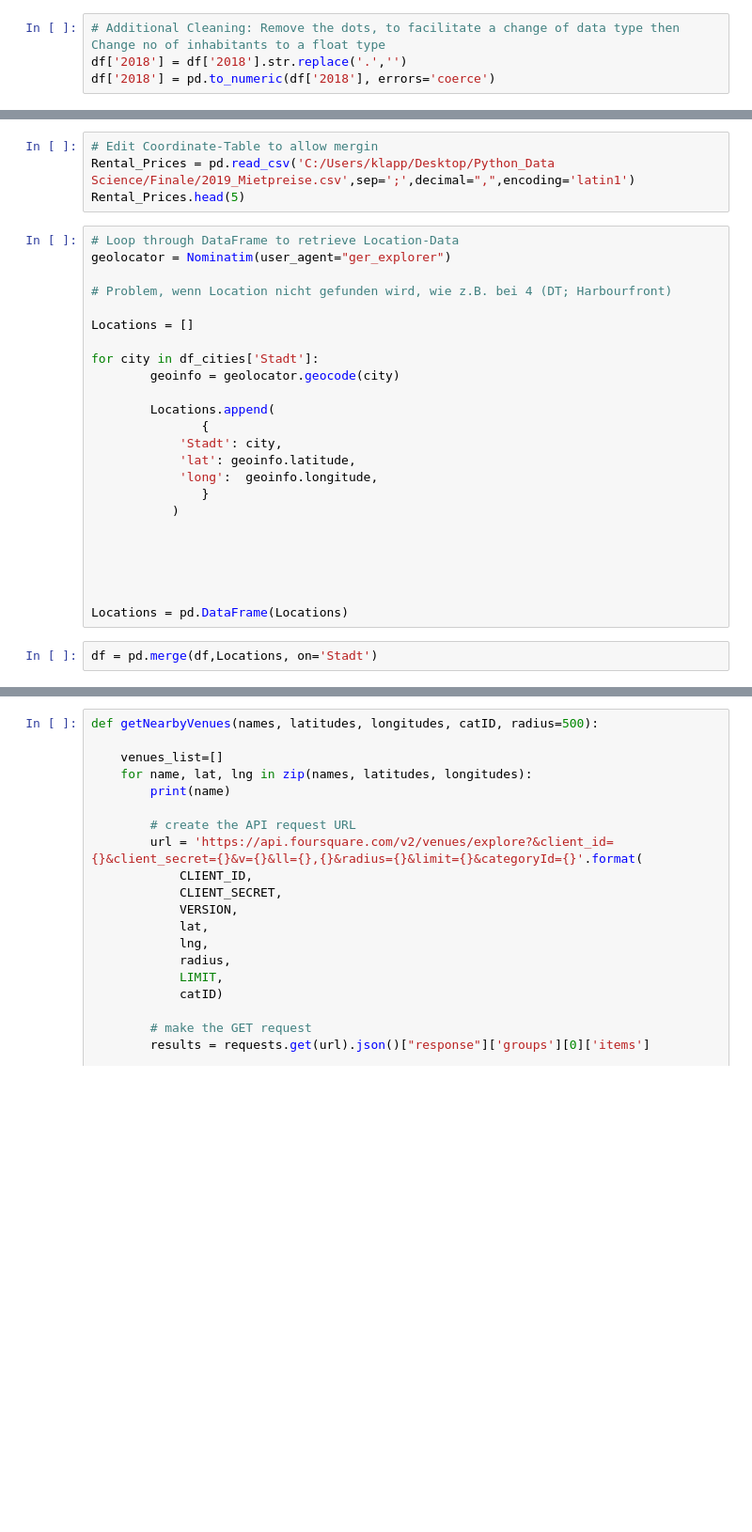
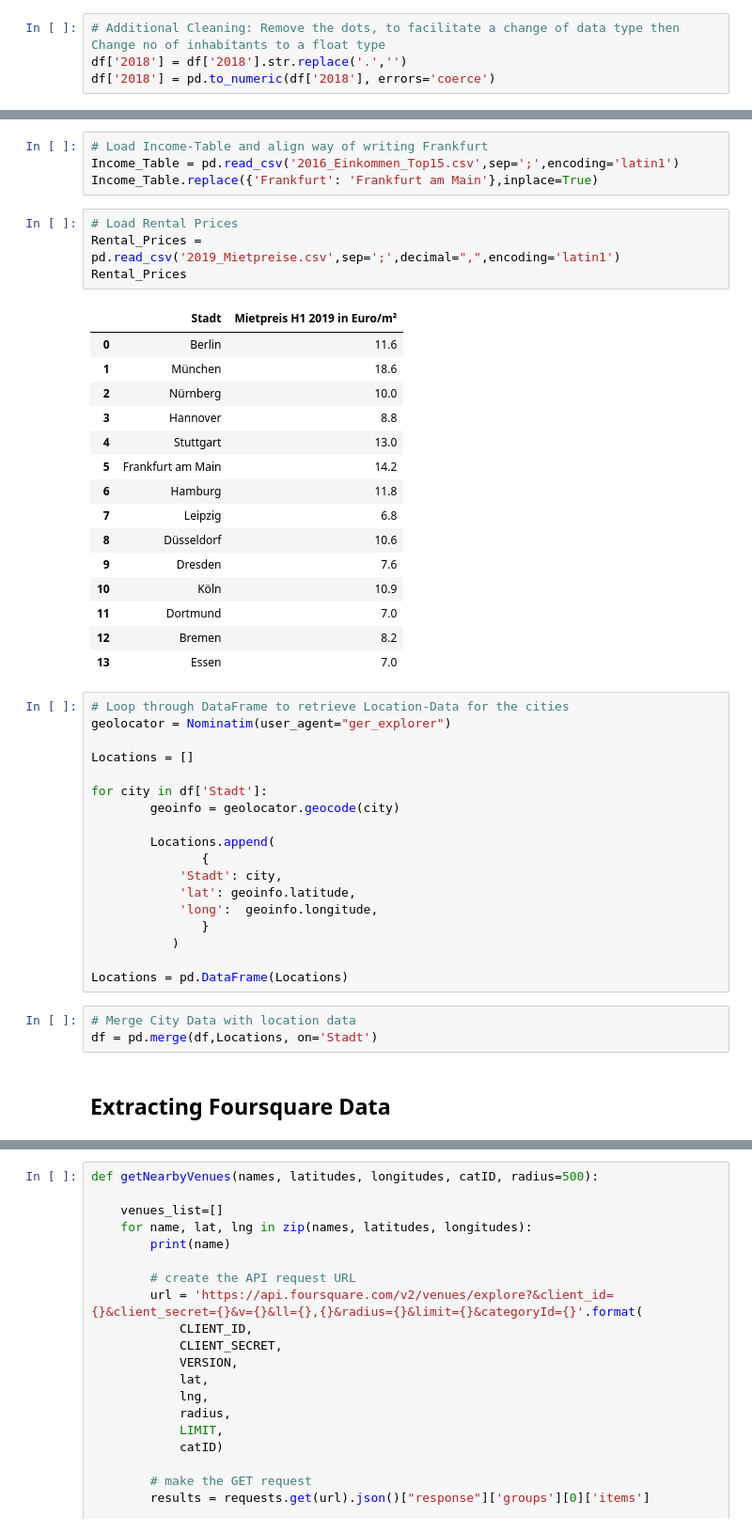
Before and after one commit to FKlapp/Coursera_Capstone, a Jupyter notebook: Assignment_Capstone_SoBerlin.ipynb, the cells around one changed output, grey strips where cells are left out. Shown: that part at 94% size. Drawn from its saved outputs; the diff is of its cells as text; blank space fills up the shorter version.

```diff
--- a/Assignment_Capstone_SoBerlin.ipynb
+++ b/Assignment_Capstone_SoBerlin.ipynb
@@ -91,16 +107,34 @@ Income_Table.head(5)
+# %%
+# Load Income-Table and align way of writing Frankfurt
+Income_Table = pd.read_csv('2016_Einkommen_Top15.csv',sep=';',encoding='latin1')
+Income_Table.replace({'Frankfurt': 'Frankfurt am Main'},inplace=True)
 # %%
-# Edit Coordinate-Table to allow mergin
-Rental_Prices = pd.read_csv('C:/Users/klapp/Desktop/Python_Data Science/Finale/2019_Mietpreise.csv',sep=';',decimal=",",encoding='latin1')
-Rental_Prices.head(5)
+# Load Rental Prices
+Rental_Prices = pd.read_csv('2019_Mietpreise.csv',sep=';',decimal=",",encoding='latin1')
+Rental_Prices
+# %% [output]
+|  | Stadt | Mietpreis H1 2019 in Euro/m² |
+| 0 | Berlin | 11.6 |
+| 1 | München | 18.6 |
+| 2 | Nürnberg | 10.0 |
+| 3 | Hannover | 8.8 |
+| 4 | Stuttgart | 13.0 |
+| 5 | Frankfurt am Main | 14.2 |
+| 6 | Hamburg | 11.8 |
+| 7 | Leipzig | 6.8 |
+| 8 | Düsseldorf | 10.6 |
+| 9 | Dresden | 7.6 |
+| 10 | Köln | 10.9 |
+| 11 | Dortmund | 7.0 |
+| 12 | Bremen | 8.2 |
+| 13 | Essen | 7.0 |
 # %%
-# Loop through DataFrame to retrieve Location-Data
+# Loop through DataFrame to retrieve Location-Data for the cities
 geolocator = Nominatim(user_agent="ger_explorer")
-
-# Problem, wenn Location nicht gefunden wird, wie z.B. bei 4 (DT; Harbourfront)
 
 Locations = []
 
-for city in df_cities['Stadt']:
+for city in df['Stadt']:
         geoinfo = geolocator.geocode(city)
 
         Locations.append(
@@ -111,13 +145,12 @@ for city in df_cities['Stadt']:
                }
            )
 
-
-
-
-
 Locations = pd.DataFrame(Locations)
 # %%
+# Merge City Data with location data
 df = pd.merge(df,Locations, on='Stadt')
+# %% [markdown]
+<h2> Extracting Foursquare Data
 # %%
 CLIENT_ID = 'TKZUDAD3BGL5SQUTQJ31AF1RO5FNLE1XB0QP23EKN3H0WLIR' # your Foursquare ID
 CLIENT_SECRET = 'GGHSHKUOEXMK2E4HHLVZW0THPQODRZKS3LXBU3DMRIJ5HDVP' # your Foursquare Secret
```
Also changed, not shown: parts of 52 cells of this notebook, 2 other files.
